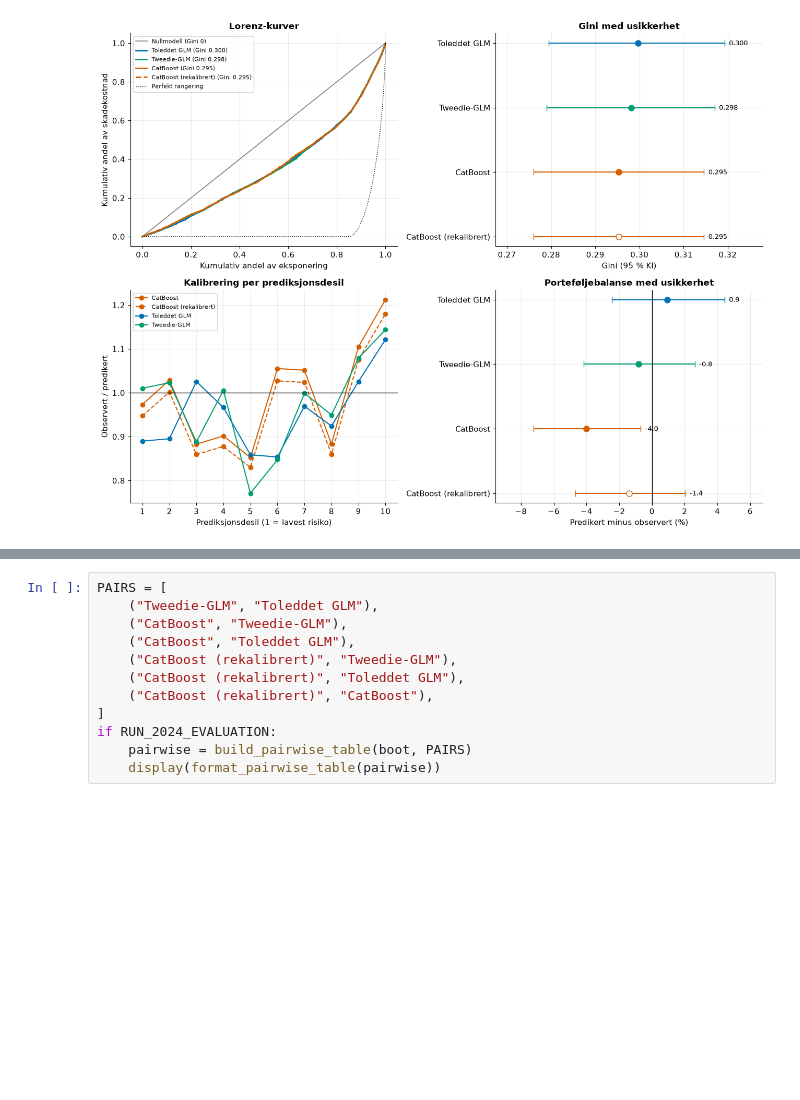
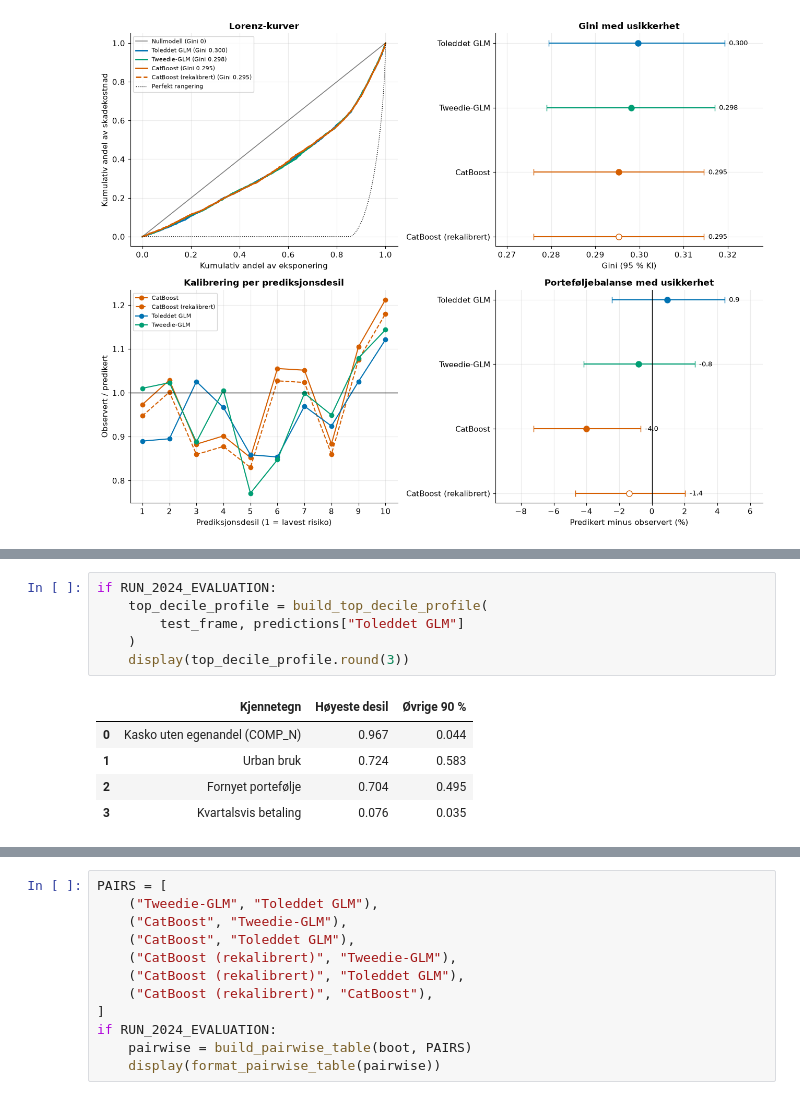
Before and after one commit to MarkusBjerkaas/Motor-Insurance-GLM-ML, a Jupyter notebook: model_results.ipynb, the cells around one changed output, grey strips where cells are left out. Saved outputs shown, nothing was run; the diff lists cells and outputs as text; blank space fills up the shorter version.

```diff
--- a/model_results.ipynb
+++ b/model_results.ipynb
@@ -189,0 +221,12 @@ Hver rad sammenligner modell A med modell B på samme bootstrap-utvalg.
+# %%
+if RUN_2024_EVALUATION:
+    top_decile_profile = build_top_decile_profile(
+        test_frame, predictions["Toleddet GLM"]
+    )
+    display(top_decile_profile.round(3))
+# %% [output]
+|  | Kjennetegn | Høyeste desil | Øvrige 90 % |
+| 0 | Kasko uten egenandel (COMP_N) | 0.967 | 0.044 |
+| 1 | Urban bruk | 0.724 | 0.583 |
+| 2 | Fornyet portefølje | 0.704 | 0.495 |
+| 3 | Kvartalsvis betaling | 0.076 | 0.035 |
```
Also changed, not shown: parts of 9 cells of this notebook, 10 other files.
